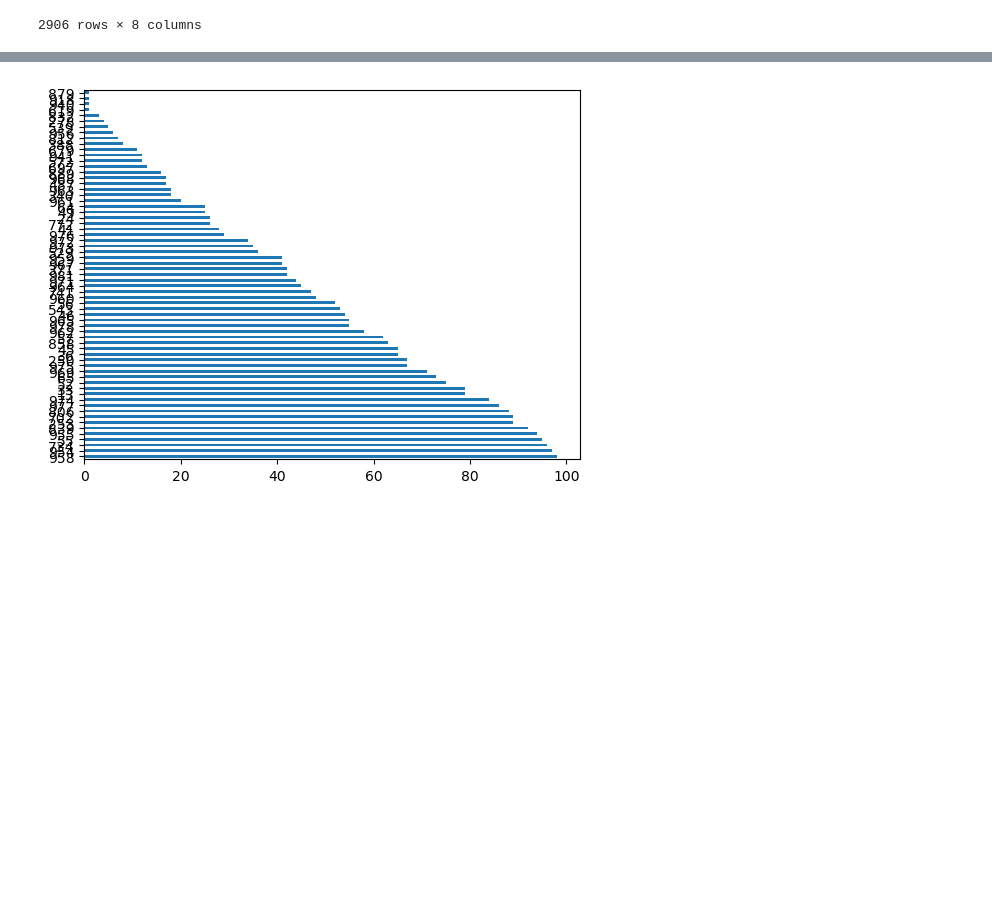
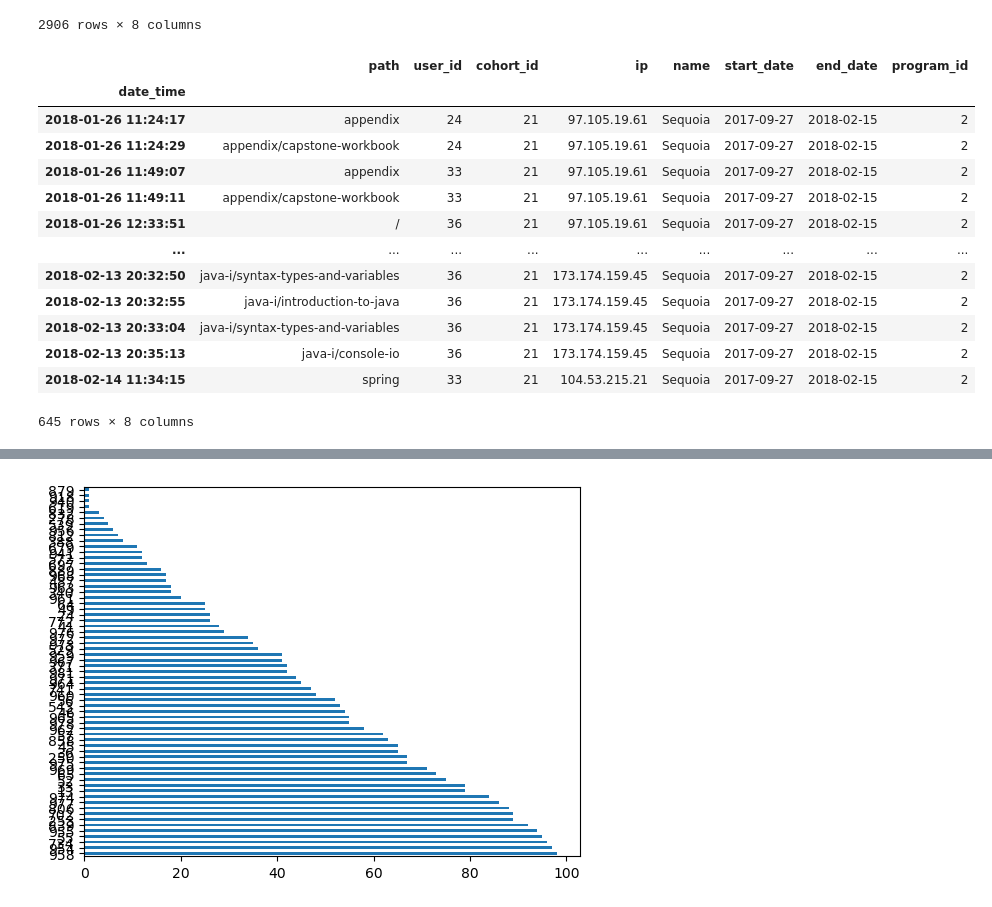
Before and after one commit to duck-detectives/anomaly-project, a Jupyter notebook: explore_manny.ipynb, the cells around one changed output, grey strips where cells are left out. Cells and saved outputs as stored; diff of their text form; code cells hidden in the pictures; blank space fills up the shorter version.

```diff
--- a/explore_manny.ipynb
+++ b/explore_manny.ipynb
@@ -354,3 +373,20 @@ under_ach_df
 | 2021-04-21 12:31:58 | javascript-i/javascript-with-html | 969 | 139 | 107.77.169.64 | Oberon | 2021-04-12 | 2021-10-01 | 2 |
 | 2021-04-21 12:32:01 | javascript-i/testing-user-functions | 969 | 139 | 107.77.169.64 | Oberon | 2021-04-12 | 2021-10-01 | 2 |
 2906 rows × 8 columns
+# %%
+under_ach_df[under_ach_df.cohort_id == 21]
+# %% [output]
+|  | path | user_id | cohort_id | ip | name | start_date | end_date | program_id |
+| date_time |  |  |  |  |  |  |  |  |
+| 2018-01-26 11:24:17 | appendix | 24 | 21 | 97.105.19.61 | Sequoia | 2017-09-27 | 2018-02-15 | 2 |
+| 2018-01-26 11:24:29 | appendix/capstone-workbook | 24 | 21 | 97.105.19.61 | Sequoia | 2017-09-27 | 2018-02-15 | 2 |
+| 2018-01-26 11:49:07 | appendix | 33 | 21 | 97.105.19.61 | Sequoia | 2017-09-27 | 2018-02-15 | 2 |
+| 2018-01-26 11:49:11 | appendix/capstone-workbook | 33 | 21 | 97.105.19.61 | Sequoia | 2017-09-27 | 2018-02-15 | 2 |
+| 2018-01-26 12:33:51 | / | 36 | 21 | 97.105.19.61 | Sequoia | 2017-09-27 | 2018-02-15 | 2 |
+| ... | ... | ... | ... | ... | ... | ... | ... | ... |
+| 2018-02-13 20:32:50 | java-i/syntax-types-and-variables | 36 | 21 | 173.174.159.45 | Sequoia | 2017-09-27 | 2018-02-15 | 2 |
+| 2018-02-13 20:32:55 | java-i/introduction-to-java | 36 | 21 | 173.174.159.45 | Sequoia | 2017-09-27 | 2018-02-15 | 2 |
+| 2018-02-13 20:33:04 | java-i/syntax-types-and-variables | 36 | 21 | 173.174.159.45 | Sequoia | 2017-09-27 | 2018-02-15 | 2 |
+| 2018-02-13 20:35:13 | java-i/console-io | 36 | 21 | 173.174.159.45 | Sequoia | 2017-09-27 | 2018-02-15 | 2 |
+| 2018-02-14 11:34:15 | spring | 33 | 21 | 104.53.215.21 | Sequoia | 2017-09-27 | 2018-02-15 | 2 |
+645 rows × 8 columns
```
Also changed, not shown: parts of 17 cells of this notebook, 3 other files.
